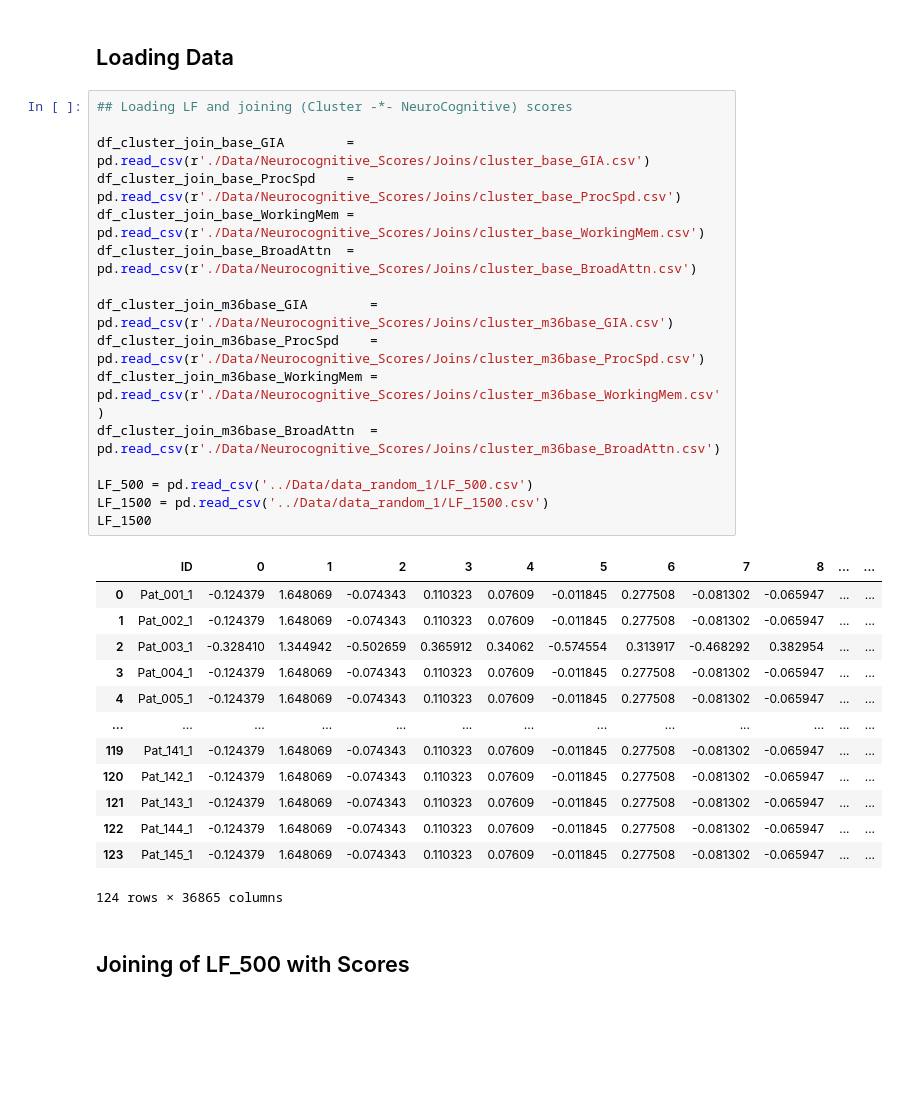
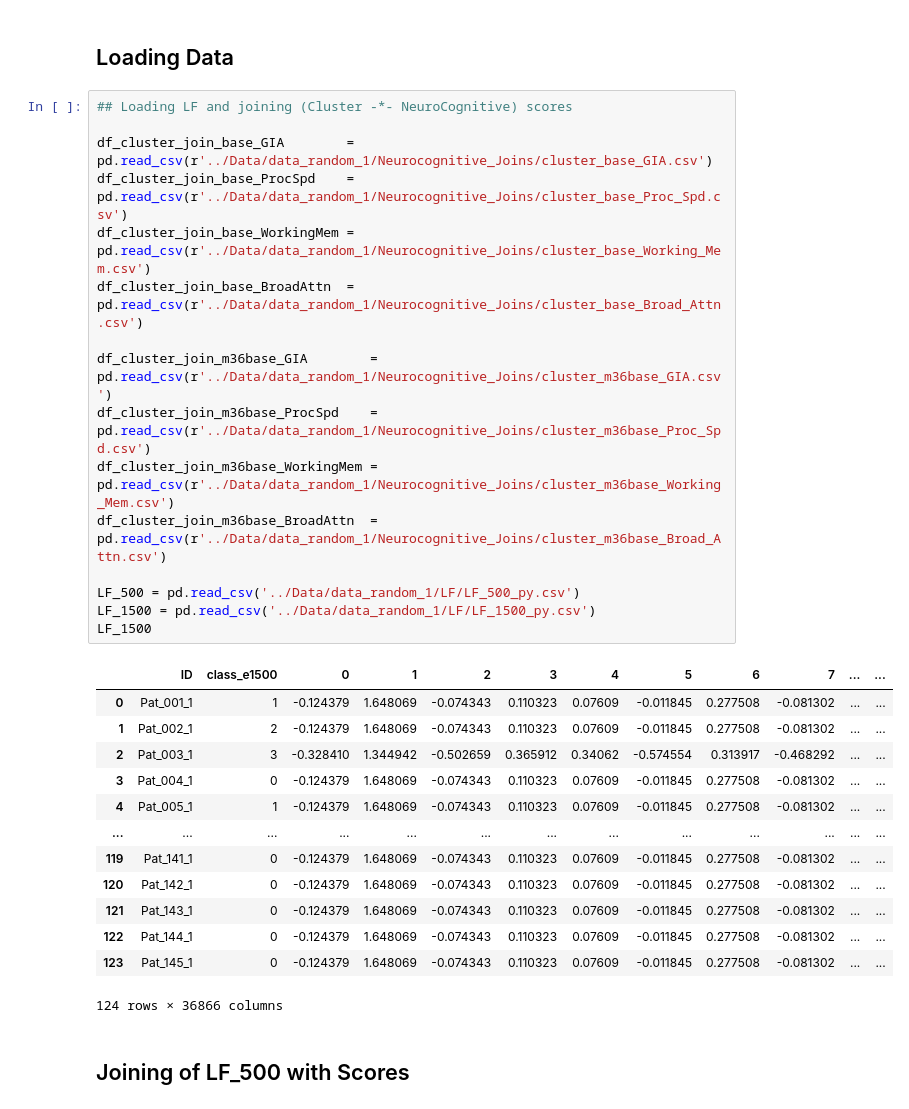
Before and after one commit to Hadi2468/DTI_Clustering, a Jupyter notebook: LF_NeuroCognitive.ipynb, the cells around one changed output. Drawn from its saved outputs; the diff is of its cells as text; blank space fills up the shorter version.

Commit message:
Update NeuroCognitive code

```diff
--- a/LF_NeuroCognitive.ipynb
+++ b/LF_NeuroCognitive.ipynb
@@ -52,33 +46,33 @@ Keras            2.4.3
 # %%
 ## Loading LF and joining (Cluster -*- NeuroCognitive) scores
 
-df_cluster_join_base_GIA        = pd.read_csv(r'./Data/Neurocognitive_Scores/Joins/cluster_base_GIA.csv')
-df_cluster_join_base_ProcSpd    = pd.read_csv(r'./Data/Neurocognitive_Scores/Joins/cluster_base_ProcSpd.csv')
-df_cluster_join_base_WorkingMem = pd.read_csv(r'./Data/Neurocognitive_Scores/Joins/cluster_base_WorkingMem.csv')
-df_cluster_join_base_BroadAttn  = pd.read_csv(r'./Data/Neurocognitive_Scores/Joins/cluster_base_BroadAttn.csv')
+df_cluster_join_base_GIA        = pd.read_csv(r'../Data/data_random_1/Neurocognitive_Joins/cluster_base_GIA.csv')
+df_cluster_join_base_ProcSpd    = pd.read_csv(r'../Data/data_random_1/Neurocognitive_Joins/cluster_base_Proc_Spd.csv')
+df_cluster_join_base_WorkingMem = pd.read_csv(r'../Data/data_random_1/Neurocognitive_Joins/cluster_base_Working_Mem.csv')
+df_cluster_join_base_BroadAttn  = pd.read_csv(r'../Data/data_random_1/Neurocognitive_Joins/cluster_base_Broad_Attn.csv')
 
-df_cluster_join_m36base_GIA        = pd.read_csv(r'./Data/Neurocognitive_Scores/Joins/cluster_m36base_GIA.csv')
-df_cluster_join_m36base_ProcSpd    = pd.read_csv(r'./Data/Neurocognitive_Scores/Joins/cluster_m36base_ProcSpd.csv')
-df_cluster_join_m36base_WorkingMem = pd.read_csv(r'./Data/Neurocognitive_Scores/Joins/cluster_m36base_WorkingMem.csv')
-df_cluster_join_m36base_BroadAttn  = pd.read_csv(r'./Data/Neurocognitive_Scores/Joins/cluster_m36base_BroadAttn.csv')
+df_cluster_join_m36base_GIA        = pd.read_csv(r'../Data/data_random_1/Neurocognitive_Joins/cluster_m36base_GIA.csv')
+df_cluster_join_m36base_ProcSpd    = pd.read_csv(r'../Data/data_random_1/Neurocognitive_Joins/cluster_m36base_Proc_Spd.csv')
+df_cluster_join_m36base_WorkingMem = pd.read_csv(r'../Data/data_random_1/Neurocognitive_Joins/cluster_m36base_Working_Mem.csv')
+df_cluster_join_m36base_BroadAttn  = pd.read_csv(r'../Data/data_random_1/Neurocognitive_Joins/cluster_m36base_Broad_Attn.csv')
 
-LF_500 = pd.read_csv('../Data/data_random_1/LF_500.csv')
-LF_1500 = pd.read_csv('../Data/data_random_1/LF_1500.csv')
+LF_500 = pd.read_csv('../Data/data_random_1/LF/LF_500_py.csv')
+LF_1500 = pd.read_csv('../Data/data_random_1/LF/LF_1500_py.csv')
 LF_1500
 # %% [output]
-|  | ID | 0 | 1 | 2 | 3 | 4 | 5 | 6 | 7 | 8 | ... | ... |
-| 0 | Pat_001_1 | -0.124379 | 1.648069 | -0.074343 | 0.110323 | 0.07609 | -0.011845 | 0.277508 | -0.081302 | -0.065947 | ... | ... |
-| 1 | Pat_002_1 | -0.124379 | 1.648069 | -0.074343 | 0.110323 | 0.07609 | -0.011845 | 0.277508 | -0.081302 | -0.065947 | ... | ... |
-| 2 | Pat_003_1 | -0.328410 | 1.344942 | -0.502659 | 0.365912 | 0.34062 | -0.574554 | 0.313917 | -0.468292 | 0.382954 | ... | ... |
-| 3 | Pat_004_1 | -0.124379 | 1.648069 | -0.074343 | 0.110323 | 0.07609 | -0.011845 | 0.277508 | -0.081302 | -0.065947 | ... | ... |
-| 4 | Pat_005_1 | -0.124379 | 1.648069 | -0.074343 | 0.110323 | 0.07609 | -0.011845 | 0.277508 | -0.081302 | -0.065947 | ... | ... |
+|  | ID | class_e1500 | 0 | 1 | 2 | 3 | 4 | 5 | 6 | 7 | ... | ... |
+| 0 | Pat_001_1 | 1 | -0.124379 | 1.648069 | -0.074343 | 0.110323 | 0.07609 | -0.011845 | 0.277508 | -0.081302 | ... | ... |
+| 1 | Pat_002_1 | 2 | -0.124379 | 1.648069 | -0.074343 | 0.110323 | 0.07609 | -0.011845 | 0.277508 | -0.081302 | ... | ... |
+| 2 | Pat_003_1 | 3 | -0.328410 | 1.344942 | -0.502659 | 0.365912 | 0.34062 | -0.574554 | 0.313917 | -0.468292 | ... | ... |
+| 3 | Pat_004_1 | 0 | -0.124379 | 1.648069 | -0.074343 | 0.110323 | 0.07609 | -0.011845 | 0.277508 | -0.081302 | ... | ... |
+| 4 | Pat_005_1 | 1 | -0.124379 | 1.648069 | -0.074343 | 0.110323 | 0.07609 | -0.011845 | 0.277508 | -0.081302 | ... | ... |
 | ... | ... | ... | ... | ... | ... | ... | ... | ... | ... | ... | ... | ... |
-| 119 | Pat_141_1 | -0.124379 | 1.648069 | -0.074343 | 0.110323 | 0.07609 | -0.011845 | 0.277508 | -0.081302 | -0.065947 | ... | ... |
-| 120 | Pat_142_1 | -0.124379 | 1.648069 | -0.074343 | 0.110323 | 0.07609 | -0.011845 | 0.277508 | -0.081302 | -0.065947 | ... | ... |
-| 121 | Pat_143_1 | -0.124379 | 1.648069 | -0.074343 | 0.110323 | 0.07609 | -0.011845 | 0.277508 | -0.081302 | -0.065947 | ... | ... |
-| 122 | Pat_144_1 | -0.124379 | 1.648069 | -0.074343 | 0.110323 | 0.07609 | -0.011845 | 0.277508 | -0.081302 | -0.065947 | ... | ... |
-| 123 | Pat_145_1 | -0.124379 | 1.648069 | -0.074343 | 0.110323 | 0.07609 | -0.011845 | 0.277508 | -0.081302 | -0.065947 | ... | ... |
+| 119 | Pat_141_1 | 0 | -0.124379 | 1.648069 | -0.074343 | 0.110323 | 0.07609 | -0.011845 | 0.277508 | -0.081302 | ... | ... |
+| 120 | Pat_142_1 | 0 | -0.124379 | 1.648069 | -0.074343 | 0.110323 | 0.07609 | -0.011845 | 0.277508 | -0.081302 | ... | ... |
+| 121 | Pat_143_1 | 0 | -0.124379 | 1.648069 | -0.074343 | 0.110323 | 0.07609 | -0.011845 | 0.277508 | -0.081302 | ... | ... |
+| 122 | Pat_144_1 | 0 | -0.124379 | 1.648069 | -0.074343 | 0.110323 | 0.07609 | -0.011845 | 0.277508 | -0.081302 | ... | ... |
+| 123 | Pat_145_1 | 0 | -0.124379 | 1.648069 | -0.074343 | 0.110323 | 0.07609 | -0.011845 | 0.277508 | -0.081302 | ... | ... |
-124 rows × 36865 columns
+124 rows × 36866 columns
 # %% [markdown]
 ## Joining of LF_500 with Scores
 # %%
```
Also changed, not shown: parts of 1 cell of this notebook, 1 other file.
